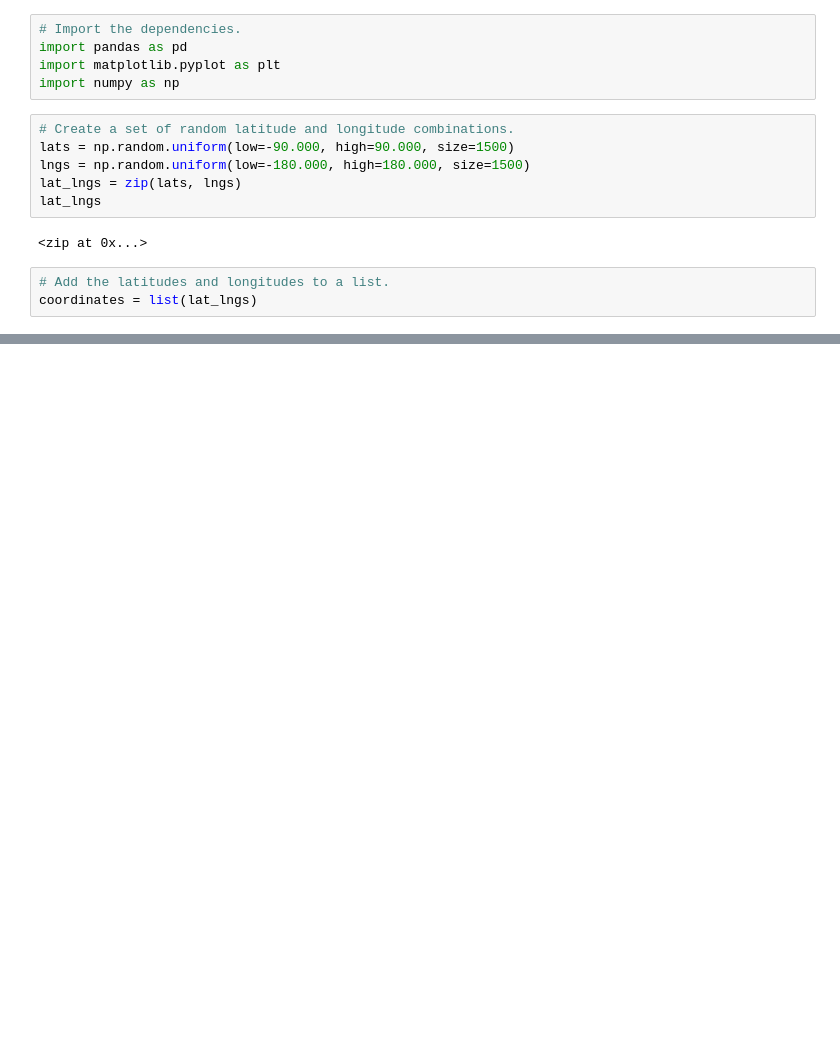
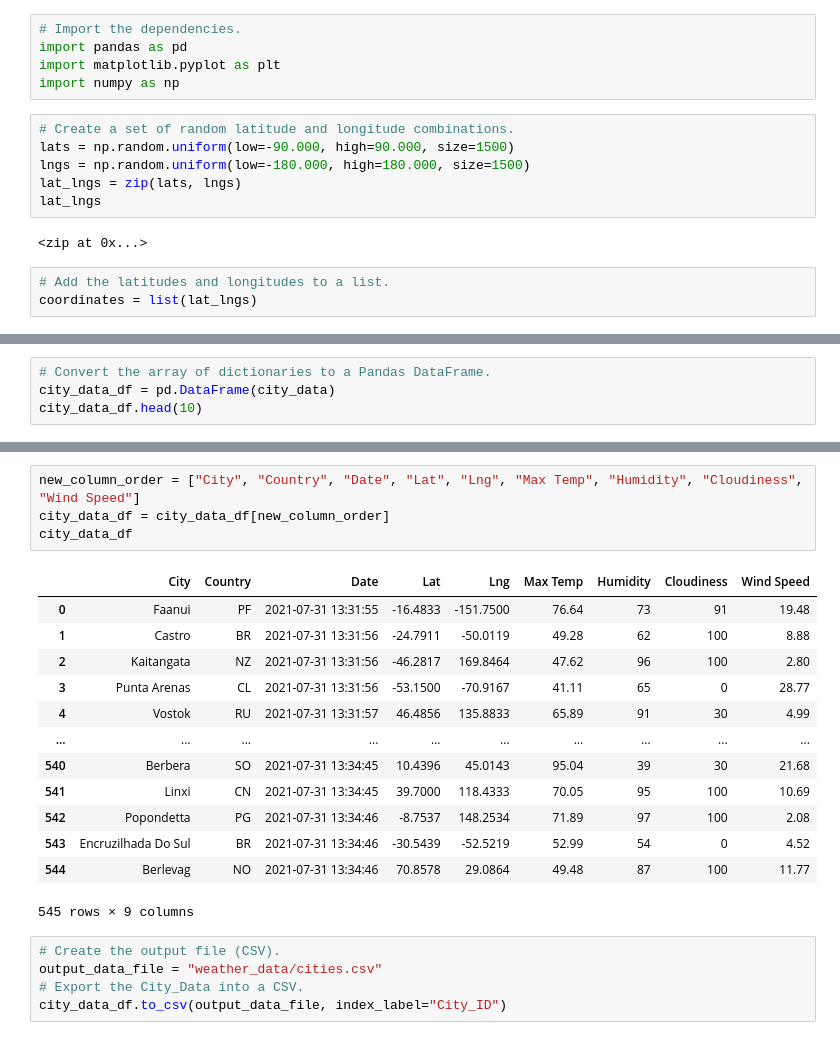
Before and after one commit to jpmendeziii/World_Weather_Analysis, a Jupyter notebook: WeatherPy.ipynb, the cells around one changed output, grey strips where cells are left out. Drawn from its saved outputs; the diff is of its cells as text; blank space fills up the shorter version.

Commit message:
Updated weatherpy and gitignore.

```diff
--- a/WeatherPy.ipynb
+++ b/WeatherPy.ipynb
@@ -33,0 +133,4 @@ len(cities)
+# %%
+# Convert the array of dictionaries to a Pandas DataFrame.
+city_data_df = pd.DataFrame(city_data)
+city_data_df.head(10)
@@ -33,0 +149,23 @@ len(cities)
+# %%
+new_column_order = ["City", "Country", "Date", "Lat", "Lng", "Max Temp", "Humidity", "Cloudiness", "Wind Speed"]
+city_data_df = city_data_df[new_column_order]
+city_data_df
+# %% [output]
+|  | City | Country | Date | Lat | Lng | Max Temp | Humidity | Cloudiness | Wind Speed |
+| 0 | Faanui | PF | 2021-07-31 13:31:55 | -16.4833 | -151.7500 | 76.64 | 73 | 91 | 19.48 |
+| 1 | Castro | BR | 2021-07-31 13:31:56 | -24.7911 | -50.0119 | 49.28 | 62 | 100 | 8.88 |
+| 2 | Kaitangata | NZ | 2021-07-31 13:31:56 | -46.2817 | 169.8464 | 47.62 | 96 | 100 | 2.80 |
+| 3 | Punta Arenas | CL | 2021-07-31 13:31:56 | -53.1500 | -70.9167 | 41.11 | 65 | 0 | 28.77 |
+| 4 | Vostok | RU | 2021-07-31 13:31:57 | 46.4856 | 135.8833 | 65.89 | 91 | 30 | 4.99 |
+| ... | ... | ... | ... | ... | ... | ... | ... | ... | ... |
+| 540 | Berbera | SO | 2021-07-31 13:34:45 | 10.4396 | 45.0143 | 95.04 | 39 | 30 | 21.68 |
+| 541 | Linxi | CN | 2021-07-31 13:34:45 | 39.7000 | 118.4333 | 70.05 | 95 | 100 | 10.69 |
+| 542 | Popondetta | PG | 2021-07-31 13:34:46 | -8.7537 | 148.2534 | 71.89 | 97 | 100 | 2.08 |
+| 543 | Encruzilhada Do Sul | BR | 2021-07-31 13:34:46 | -30.5439 | -52.5219 | 52.99 | 54 | 0 | 4.52 |
+| 544 | Berlevag | NO | 2021-07-31 13:34:46 | 70.8578 | 29.0864 | 49.48 | 87 | 100 | 11.77 |
+545 rows × 9 columns
+# %%
+# Create the output file (CSV).
+output_data_file = "weather_data/cities.csv"
+# Export the City_Data into a CSV.
+city_data_df.to_csv(output_data_file, index_label="City_ID")
```
Also changed, not shown: parts of 8 cells of this notebook, 3 other files.
